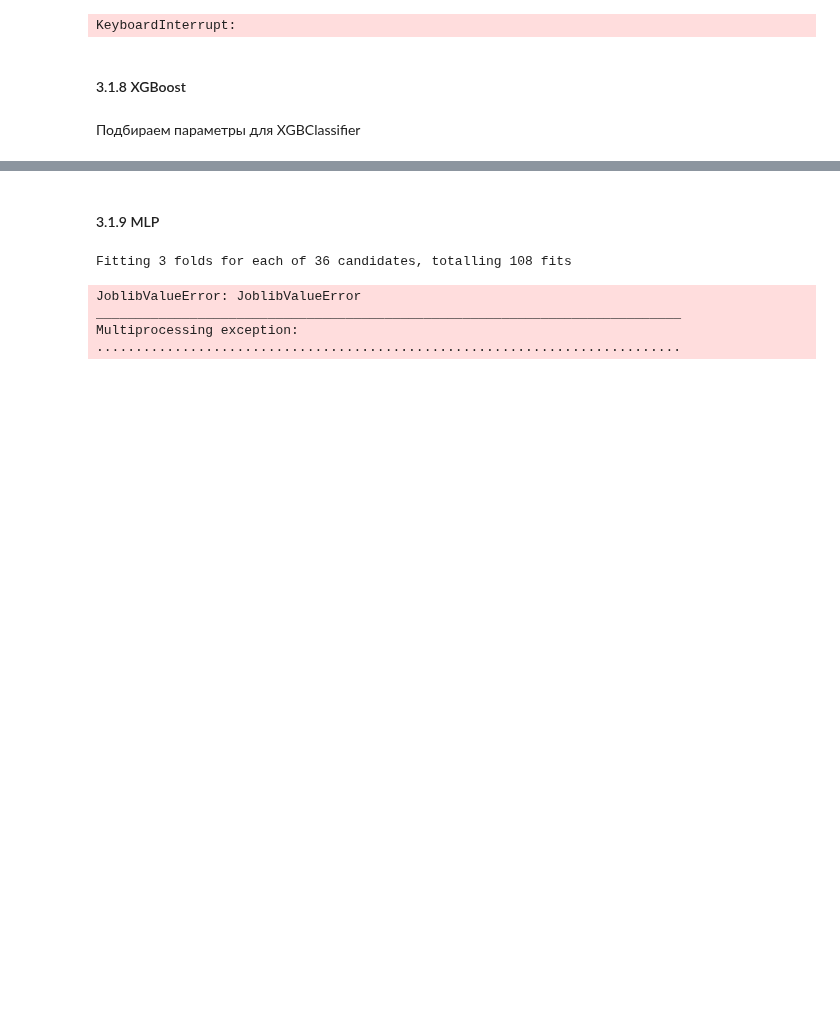
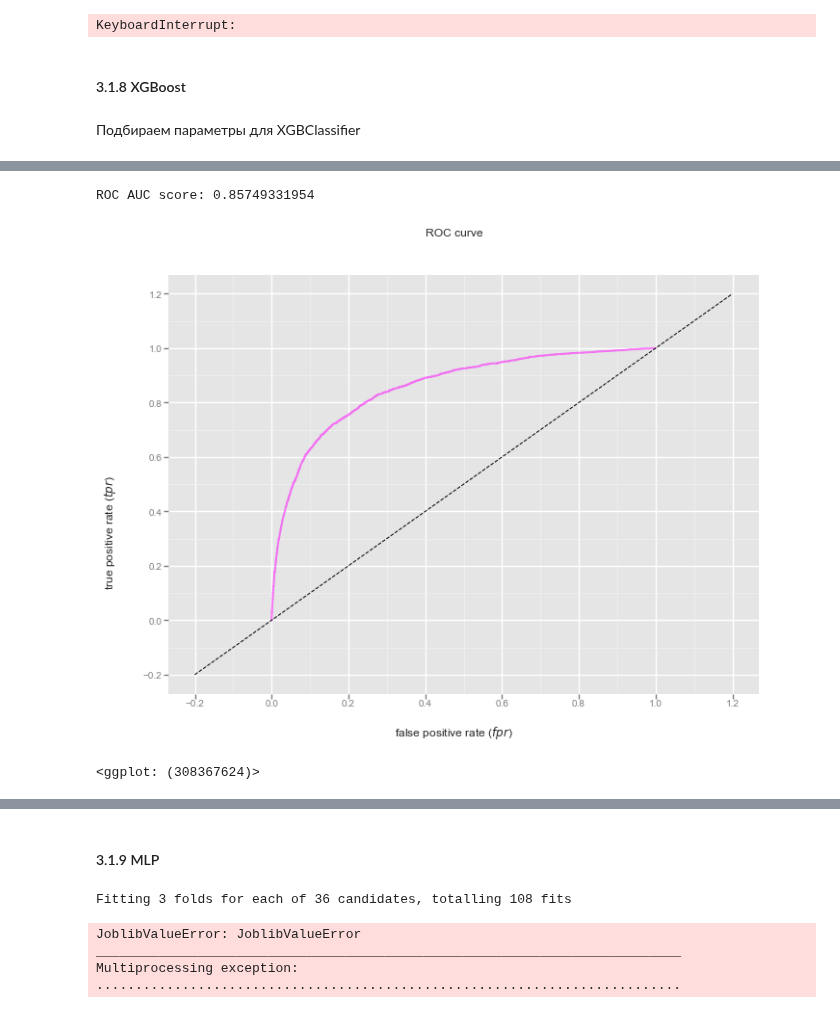
Before and after one commit to dbulgakov/HSE_DataMiningHW, a Jupyter notebook: Practical ML/FinalProject/Prj.ipynb, the cells around one changed output, grey strips where cells are left out. Drawn from its saved outputs; the diff is of its cells as text; code cells hidden in the pictures; blank space fills up the shorter version.

```diff
--- a/Practical ML/FinalProject/Prj.ipynb
+++ b/Practical ML/FinalProject/Prj.ipynb
@@ -198,7 +198,7 @@ def fit_model(model, params, folds, Xtrain, ytrain):
 # %%
 def check_model(model, Xtest, ytest, plot_color):
     predicted = model.predict(Xtest)
-    predicted_proba = model.predict_proba(X_test)[:, 1]
+    predicted_proba = model.predict_proba(Xtest)[:, 1]
     roc_auc = roc_auc_score(ytest, predicted_proba)
 
     print("ROC AUC score:", roc_auc)
@@ -497,6 +500,10 @@ KeyboardInterrupt:
 # %%
 save_model(xgb_best, 'xgb.pickle')
 # %%
-check_model(xgb_best, X_test, y_test, 'magenta')
+check_model(xgb_best, X_test.values, y_test, 'magenta')
+# %% [output]
+ROC AUC score: 0.85749331954
+[figure, added]
+<ggplot: (308367624)>
 # %%
 print_importances(xgb_best)
```
Also changed, not shown: parts of 2 cells of this notebook, 1 other file.
